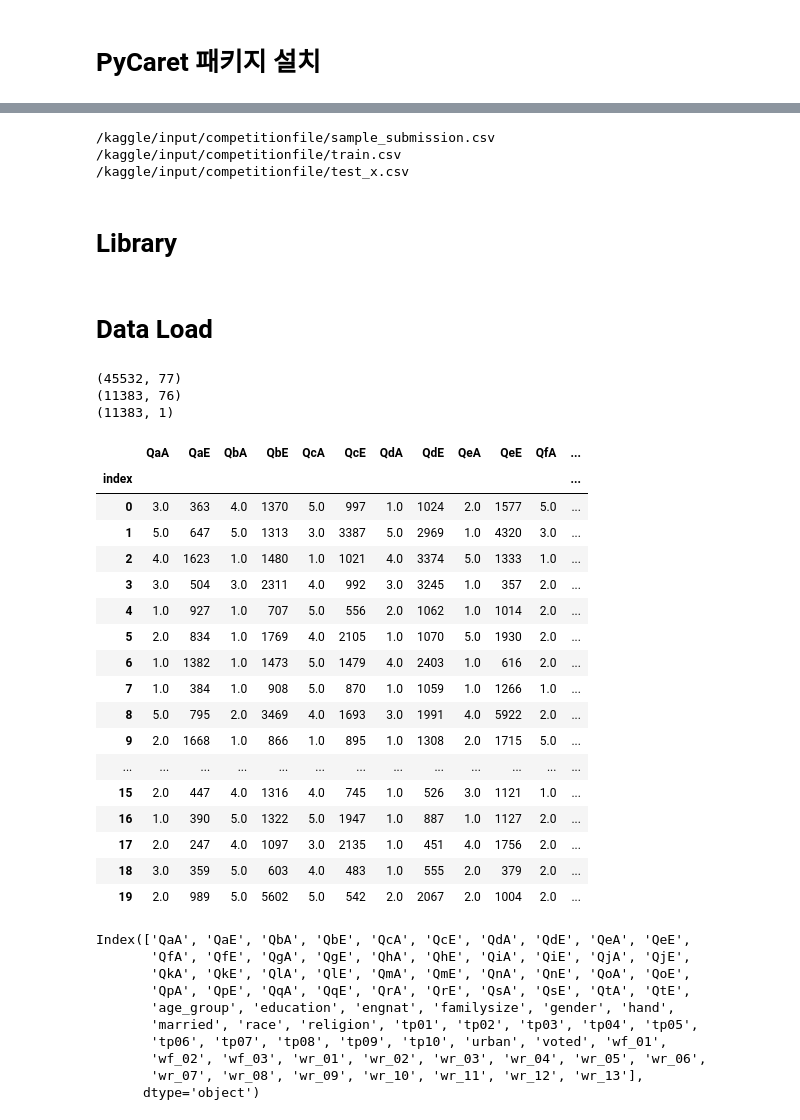
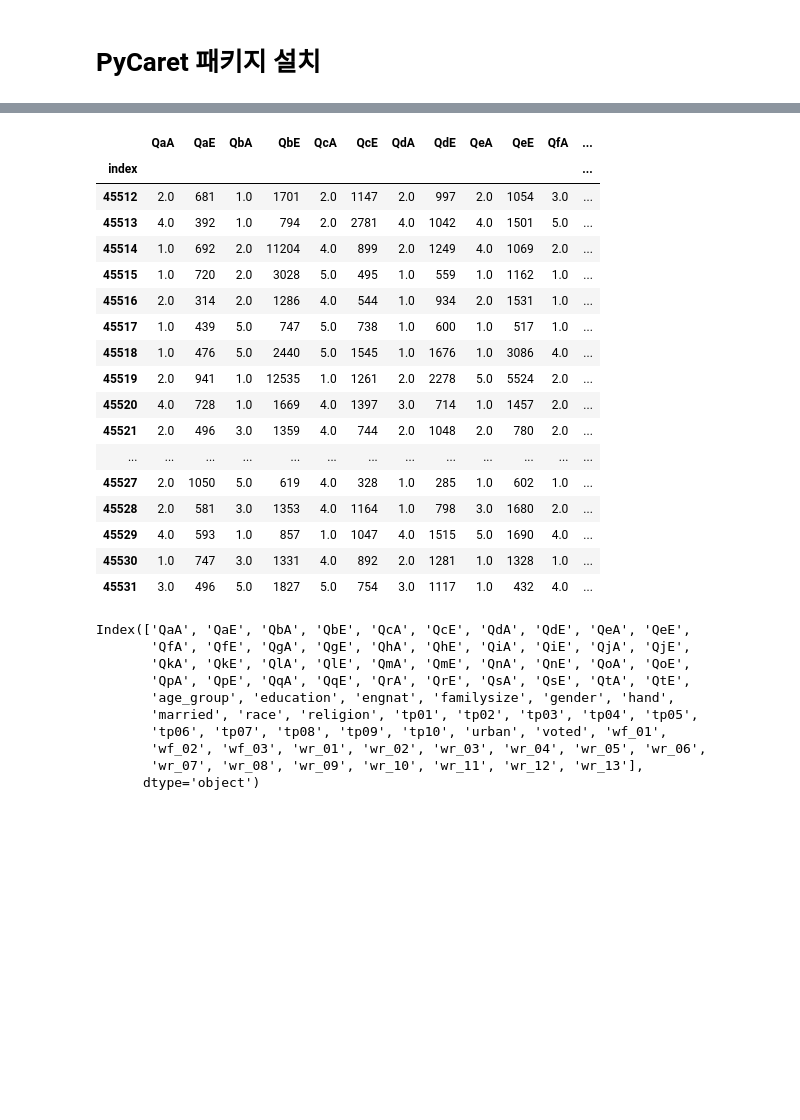
Before and after one commit to euihyeonmoon/Moonslab, a Jupyter notebook: machiavellianism-prediction.ipynb, the cells around one changed output, grey strips where cells are left out. Cells and saved outputs as stored; diff of their text form; code cells hidden in the pictures; blank space fills up the shorter version.

```diff
--- a/machiavellianism-prediction.ipynb
+++ b/machiavellianism-prediction.ipynb
@@ -98,14 +96,0 @@ submission['voted'] = predictions['Score']
-# %%
-import os
-for dirname, _, filenames in os.walk('/kaggle/input'):
-    for filename in filenames:
-        print(os.path.join(dirname, filename))
-
-# You can write up to 5GB to the current directory (/kaggle/working/) that gets preserved as output when you create a version using "Save & Run All"
-# You can also write temporary files to /kaggle/temp/, but they won't be saved outside of the current session
-# %% [output]
-/kaggle/input/competitionfile/sample_submission.csv
-/kaggle/input/competitionfile/train.csv
-/kaggle/input/competitionfile/test_x.csv
-# %% [markdown]
-# Library
@@ -134,39 +97,26 @@ from sklearn.metrics import accuracy_score, mean_squared_error
-# %% [markdown]
-# Data Load
-# %%
-train=pd.read_csv('/kaggle/input/competitionfile/train.csv', index_col=0)
-test=pd.read_csv('/kaggle/input/competitionfile/test_x.csv', index_col=0)
-submission=pd.read_csv('/kaggle/input/competitionfile/sample_submission.csv', index_col=0)
-print(train.shape)
-print(test.shape)
-print(submission.shape)
-# %% [output]
-(45532, 77)
-(11383, 76)
-(11383, 1)
 # %%
 pd.set_option('display.max_columns', 100)
 pd.set_option('display.max_rows', 100)
-train.head(20)
+display(train.tail(20))
 # %% [output]
 |  | QaA | QaE | QbA | QbE | QcA | QcE | QdA | QdE | QeA | QeE | QfA | ... |
 | index |  |  |  |  |  |  |  |  |  |  |  | ... |
-| 0 | 3.0 | 363 | 4.0 | 1370 | 5.0 | 997 | 1.0 | 1024 | 2.0 | 1577 | 5.0 | ... |
-| 1 | 5.0 | 647 | 5.0 | 1313 | 3.0 | 3387 | 5.0 | 2969 | 1.0 | 4320 | 3.0 | ... |
-| 2 | 4.0 | 1623 | 1.0 | 1480 | 1.0 | 1021 | 4.0 | 3374 | 5.0 | 1333 | 1.0 | ... |
-| 3 | 3.0 | 504 | 3.0 | 2311 | 4.0 | 992 | 3.0 | 3245 | 1.0 | 357 | 2.0 | ... |
-| 4 | 1.0 | 927 | 1.0 | 707 | 5.0 | 556 | 2.0 | 1062 | 1.0 | 1014 | 2.0 | ... |
-| 5 | 2.0 | 834 | 1.0 | 1769 | 4.0 | 2105 | 1.0 | 1070 | 5.0 | 1930 | 2.0 | ... |
-| 6 | 1.0 | 1382 | 1.0 | 1473 | 5.0 | 1479 | 4.0 | 2403 | 1.0 | 616 | 2.0 | ... |
-| 7 | 1.0 | 384 | 1.0 | 908 | 5.0 | 870 | 1.0 | 1059 | 1.0 | 1266 | 1.0 | ... |
-| 8 | 5.0 | 795 | 2.0 | 3469 | 4.0 | 1693 | 3.0 | 1991 | 4.0 | 5922 | 2.0 | ... |
-| 9 | 2.0 | 1668 | 1.0 | 866 | 1.0 | 895 | 1.0 | 1308 | 2.0 | 1715 | 5.0 | ... |
+| 45512 | 2.0 | 681 | 1.0 | 1701 | 2.0 | 1147 | 2.0 | 997 | 2.0 | 1054 | 3.0 | ... |
+| 45513 | 4.0 | 392 | 1.0 | 794 | 2.0 | 2781 | 4.0 | 1042 | 4.0 | 1501 | 5.0 | ... |
+| 45514 | 1.0 | 692 | 2.0 | 11204 | 4.0 | 899 | 2.0 | 1249 | 4.0 | 1069 | 2.0 | ... |
+| 45515 | 1.0 | 720 | 2.0 | 3028 | 5.0 | 495 | 1.0 | 559 | 1.0 | 1162 | 1.0 | ... |
+| 45516 | 2.0 | 314 | 2.0 | 1286 | 4.0 | 544 | 1.0 | 934 | 2.0 | 1531 | 1.0 | ... |
+| 45517 | 1.0 | 439 | 5.0 | 747 | 5.0 | 738 | 1.0 | 600 | 1.0 | 517 | 1.0 | ... |
+| 45518 | 1.0 | 476 | 5.0 | 2440 | 5.0 | 1545 | 1.0 | 1676 | 1.0 | 3086 | 4.0 | ... |
+| 45519 | 2.0 | 941 | 1.0 | 12535 | 1.0 | 1261 | 2.0 | 2278 | 5.0 | 5524 | 2.0 | ... |
+| 45520 | 4.0 | 728 | 1.0 | 1669 | 4.0 | 1397 | 3.0 | 714 | 1.0 | 1457 | 2.0 | ... |
+| 45521 | 2.0 | 496 | 3.0 | 1359 | 4.0 | 744 | 2.0 | 1048 | 2.0 | 780 | 2.0 | ... |
 | ... | ... | ... | ... | ... | ... | ... | ... | ... | ... | ... | ... | ... |
-| 15 | 2.0 | 447 | 4.0 | 1316 | 4.0 | 745 | 1.0 | 526 | 3.0 | 1121 | 1.0 | ... |
-| 16 | 1.0 | 390 | 5.0 | 1322 | 5.0 | 1947 | 1.0 | 887 | 1.0 | 1127 | 2.0 | ... |
-| 17 | 2.0 | 247 | 4.0 | 1097 | 3.0 | 2135 | 1.0 | 451 | 4.0 | 1756 | 2.0 | ... |
-| 18 | 3.0 | 359 | 5.0 | 603 | 4.0 | 483 | 1.0 | 555 | 2.0 | 379 | 2.0 | ... |
-| 19 | 2.0 | 989 | 5.0 | 5602 | 5.0 | 542 | 2.0 | 2067 | 2.0 | 1004 | 2.0 | ... |
+| 45527 | 2.0 | 1050 | 5.0 | 619 | 4.0 | 328 | 1.0 | 285 | 1.0 | 602 | 1.0 | ... |
+| 45528 | 2.0 | 581 | 3.0 | 1353 | 4.0 | 1164 | 1.0 | 798 | 3.0 | 1680 | 2.0 | ... |
+| 45529 | 4.0 | 593 | 1.0 | 857 | 1.0 | 1047 | 4.0 | 1515 | 5.0 | 1690 | 4.0 | ... |
+| 45530 | 1.0 | 747 | 3.0 | 1331 | 4.0 | 892 | 2.0 | 1281 | 1.0 | 1328 | 1.0 | ... |
+| 45531 | 3.0 | 496 | 5.0 | 1827 | 5.0 | 754 | 3.0 | 1117 | 1.0 | 432 | 4.0 | ... |
 # %%
 train.columns
 # %% [output]
```
Also changed, not shown: parts of 68 cells of this notebook.
